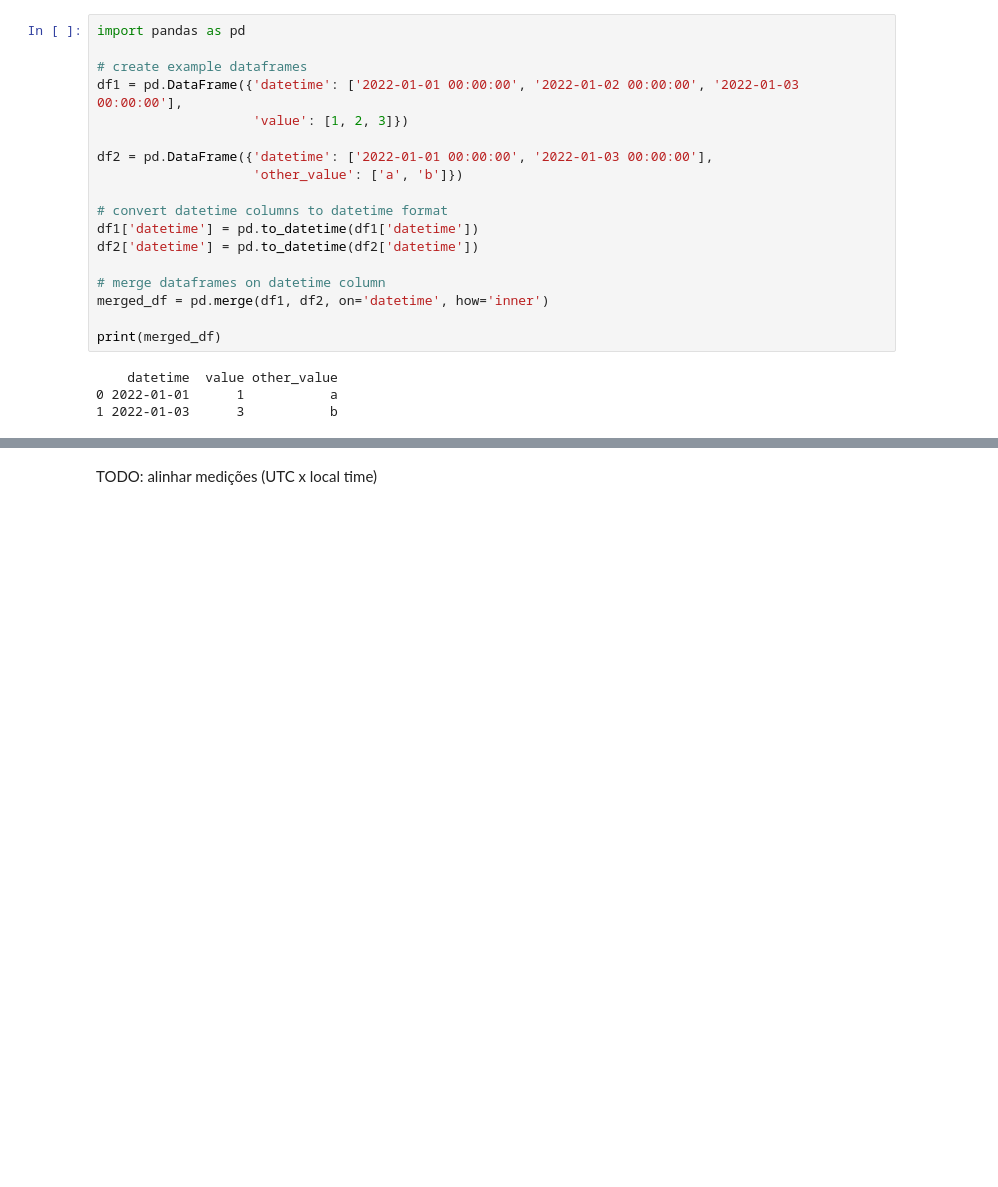
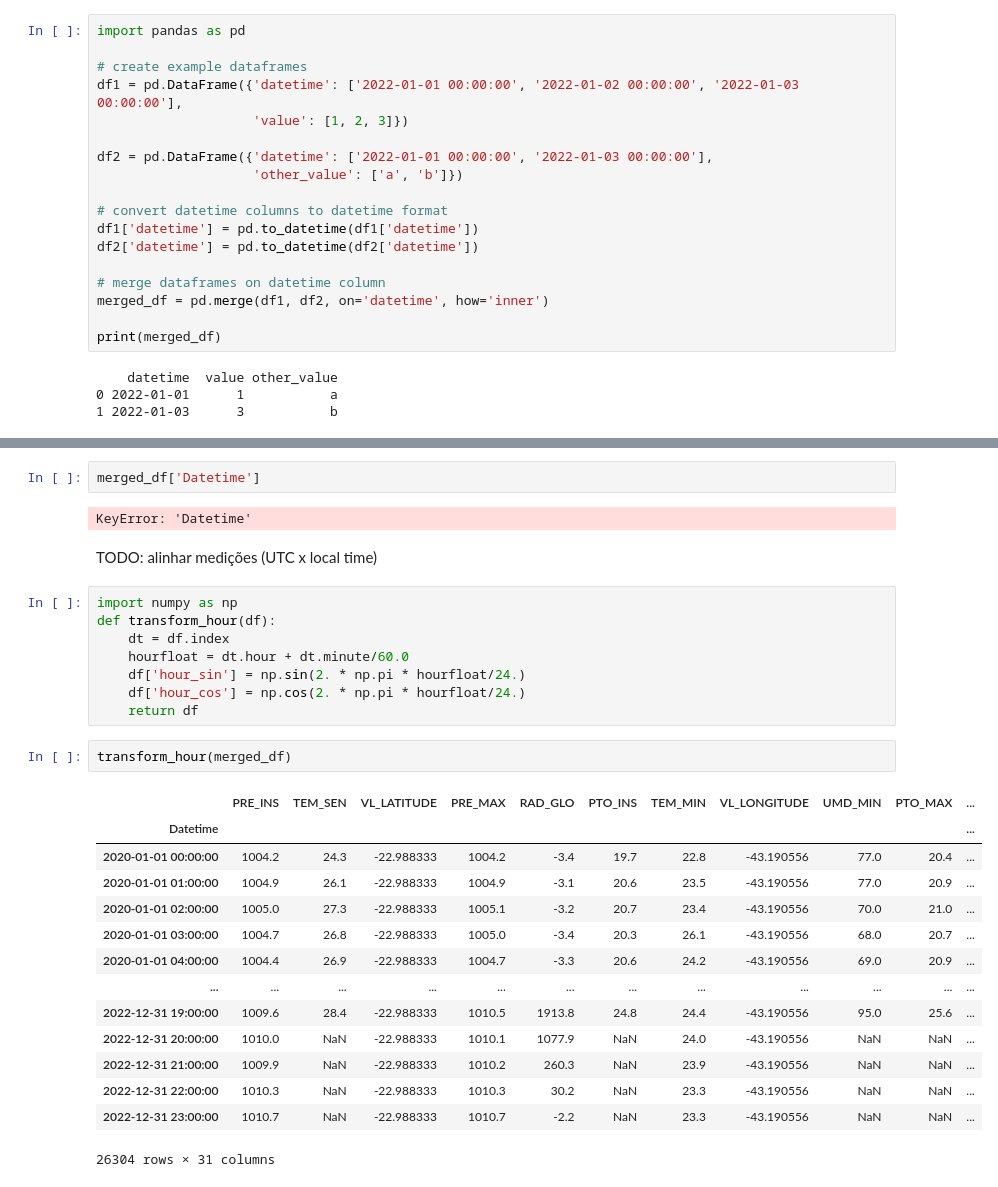
Before and after one commit to pedrojoaquim01/atmoseer, a Jupyter notebook: notebooks/playground.ipynb, the cells around one changed output, grey strips where cells are left out. Drawn from its saved outputs; the diff is of its cells as text; blank space fills up the shorter version.

Commit message:
Add function transform_hour

```diff
--- a/notebooks/playground.ipynb
+++ b/notebooks/playground.ipynb
@@ -505,2 +610,31 @@ print(merged_df.shape)
+# %%
+merged_df['Datetime']
+# %% [output]
+KeyError: 'Datetime'
 # %% [markdown]
 TODO: alinhar medições (UTC x local time)
+# %%
+import numpy as np
+def transform_hour(df):
+    dt = df.index
+    hourfloat = dt.hour + dt.minute/60.0
+    df['hour_sin'] = np.sin(2. * np.pi * hourfloat/24.)
+    df['hour_cos'] = np.cos(2. * np.pi * hourfloat/24.)
+    return df
+# %%
+transform_hour(merged_df)
+# %% [output]
+|  | PRE_INS | TEM_SEN | VL_LATITUDE | PRE_MAX | RAD_GLO | PTO_INS | TEM_MIN | VL_LONGITUDE | UMD_MIN | PTO_MAX | ... |
+| Datetime |  |  |  |  |  |  |  |  |  |  | ... |
+| 2020-01-01 00:00:00 | 1004.2 | 24.3 | -22.988333 | 1004.2 | -3.4 | 19.7 | 22.8 | -43.190556 | 77.0 | 20.4 | ... |
+| 2020-01-01 01:00:00 | 1004.9 | 26.1 | -22.988333 | 1004.9 | -3.1 | 20.6 | 23.5 | -43.190556 | 77.0 | 20.9 | ... |
+| 2020-01-01 02:00:00 | 1005.0 | 27.3 | -22.988333 | 1005.1 | -3.2 | 20.7 | 23.4 | -43.190556 | 70.0 | 21.0 | ... |
+| 2020-01-01 03:00:00 | 1004.7 | 26.8 | -22.988333 | 1005.0 | -3.4 | 20.3 | 26.1 | -43.190556 | 68.0 | 20.7 | ... |
+| 2020-01-01 04:00:00 | 1004.4 | 26.9 | -22.988333 | 1004.7 | -3.3 | 20.6 | 24.2 | -43.190556 | 69.0 | 20.9 | ... |
+| ... | ... | ... | ... | ... | ... | ... | ... | ... | ... | ... | ... |
+| 2022-12-31 19:00:00 | 1009.6 | 28.4 | -22.988333 | 1010.5 | 1913.8 | 24.8 | 24.4 | -43.190556 | 95.0 | 25.6 | ... |
+| 2022-12-31 20:00:00 | 1010.0 | NaN | -22.988333 | 1010.1 | 1077.9 | NaN | 24.0 | -43.190556 | NaN | NaN | ... |
+| 2022-12-31 21:00:00 | 1009.9 | NaN | -22.988333 | 1010.2 | 260.3 | NaN | 23.9 | -43.190556 | NaN | NaN | ... |
+| 2022-12-31 22:00:00 | 1010.3 | NaN | -22.988333 | 1010.3 | 30.2 | NaN | 23.3 | -43.190556 | NaN | NaN | ... |
+| 2022-12-31 23:00:00 | 1010.7 | NaN | -22.988333 | 1010.7 | -2.2 | NaN | 23.3 | -43.190556 | NaN | NaN | ... |
+26304 rows × 31 columns
```
Also changed, not shown: parts of 36 cells of this notebook, 1 other file.
